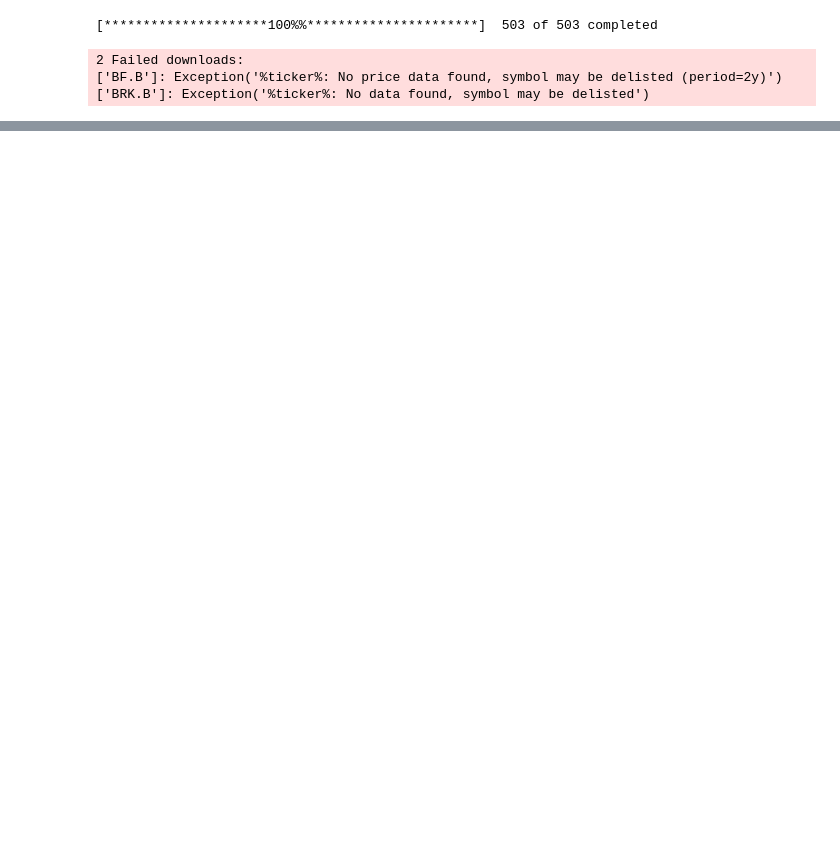
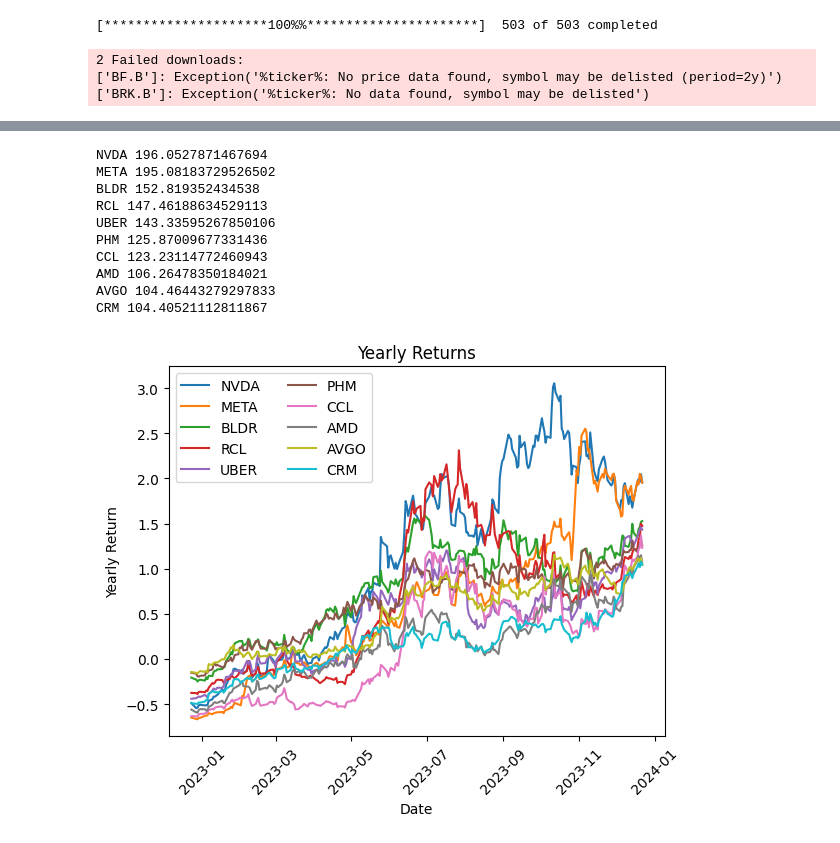
Before and after one commit to talhajamal11/Market-Updates, a Jupyter notebook: src/main.ipynb, the cells around one changed output, grey strips where cells are left out. Cells and saved outputs as stored; diff of their text form; code cells hidden in the pictures; blank space fills up the shorter version.

```diff
--- a/src/main.ipynb
+++ b/src/main.ipynb
@@ -51,0 +106,23 @@ ALGN 6.611505812922003
+# %%
+# Plot of best performing stocks over 1 Year
+for ticker, ret in one_year_performance.items():
+    print(ticker, ret)
+    plt.plot(data['Adj Close'][ticker].pct_change(periods=252).tail(252), label=ticker)
+plt.title('Yearly Returns')
+plt.xlabel('Date')
+plt.xticks(rotation=45)
+plt.ylabel('Yearly Return')
+plt.legend(loc='upper left', ncol=2)
+plt.show()
+# %% [output]
+NVDA 196.0527871467694
+META 195.08183729526502
+BLDR 152.819352434538
+RCL 147.46188634529113
+UBER 143.33595267850106
+PHM 125.87009677331436
+CCL 123.23114772460943
+AMD 106.26478350184021
+AVGO 104.46443279297833
+CRM 104.40521112811867
+[figure, added]
```
Also changed, not shown: parts of 6 cells of this notebook.
